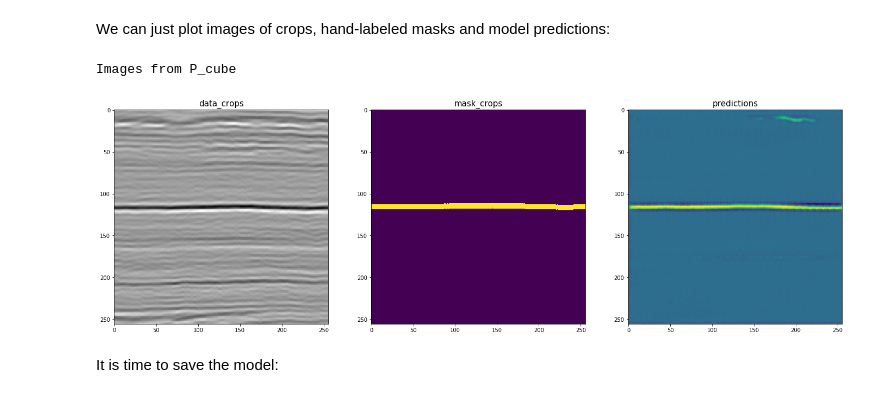
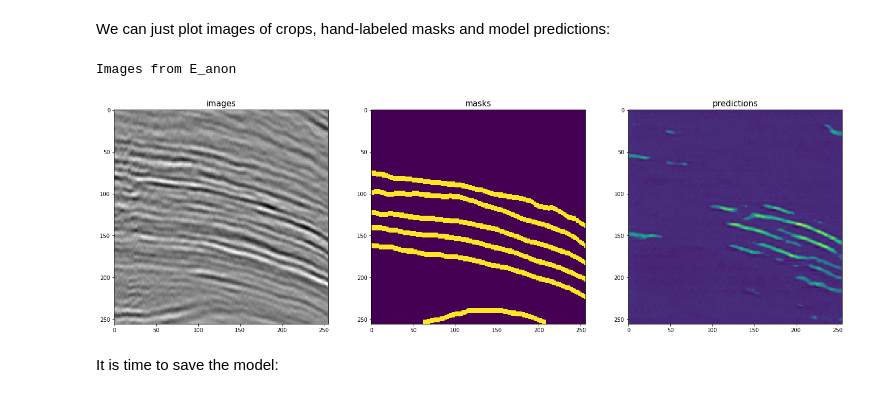
Before and after one commit to sadaqatali2027/seismiqb-1, a Jupyter notebook: models/Horizonts_detection.ipynb, the cells around one changed output. Cells and saved outputs as stored; diff of their text form; code cells hidden in the pictures.

```diff
--- a/models/Horizonts_detection.ipynb
+++ b/models/Horizonts_detection.ipynb
@@ -246,26 +244,26 @@ val_pipeline = (Pipeline()
                 .load_component(src=[D('geometries'), D('labels')],
                                 dst=['geometries', 'labels'])
                 .crop(points=L(D('test_sampler'), NUM_CROPS), shape=CROP_SHAPE)
-                .load_cubes(dst='data_crops')
-                .create_masks(dst='mask_crops')
-                .rotate_axes(src=['data_crops', 'mask_crops'])
-                .scale(mode='normalize', src='data_crops')
+                .load_cubes(dst='images')
+                .create_masks(dst='masks')
+                .rotate_axes(src=['images', 'masks'])
+                .scale(mode='normalize', src='images')
                 # Predict with model
-                .add_axis(src='mask_crops', dst='mask_crops')
+                .add_axis(src='masks', dst='masks')
                 .predict_model('ED',
                                fetches='predictions',
-                               cubes=B('data_crops'),
+                               images=B('images'),
                                save_to=B('predictions'))
                 ) << ds
 
 val_batch = val_pipeline.next_batch(3, n_epochs=None)
 # %% [markdown]
 We can just plot images of crops, hand-labeled masks and model predictions:
-# %%
-val_batch.plot_components(13, False, 'data_crops', 'mask_crops', 'predictions')
-# %% [output]
-Images from P_cube
-[figure, removed]
+# %%
+val_batch.plot_components(1, 'images', 'masks', 'predictions', overlap=False)
+# %% [output]
+Images from E_anon
+[figure, added]
 # %% [markdown]
 It is time to save the model:
 # %%
```
Also changed, not shown: parts of 16 cells of this notebook, 1 other file.
